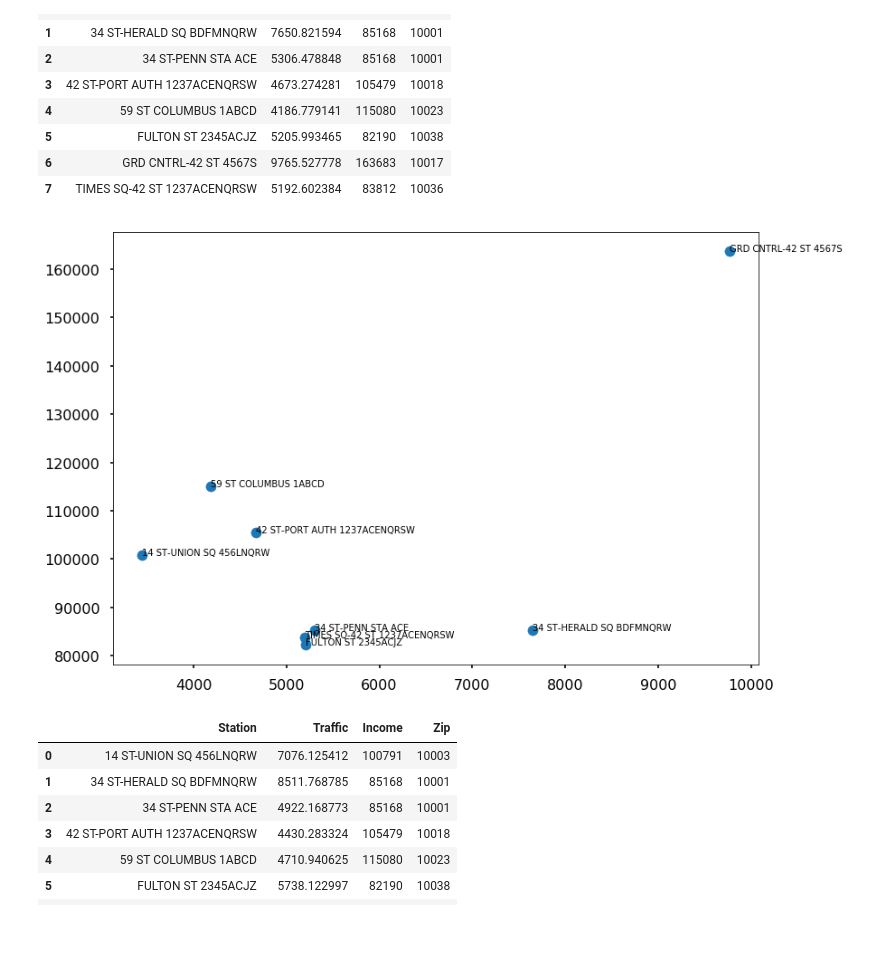
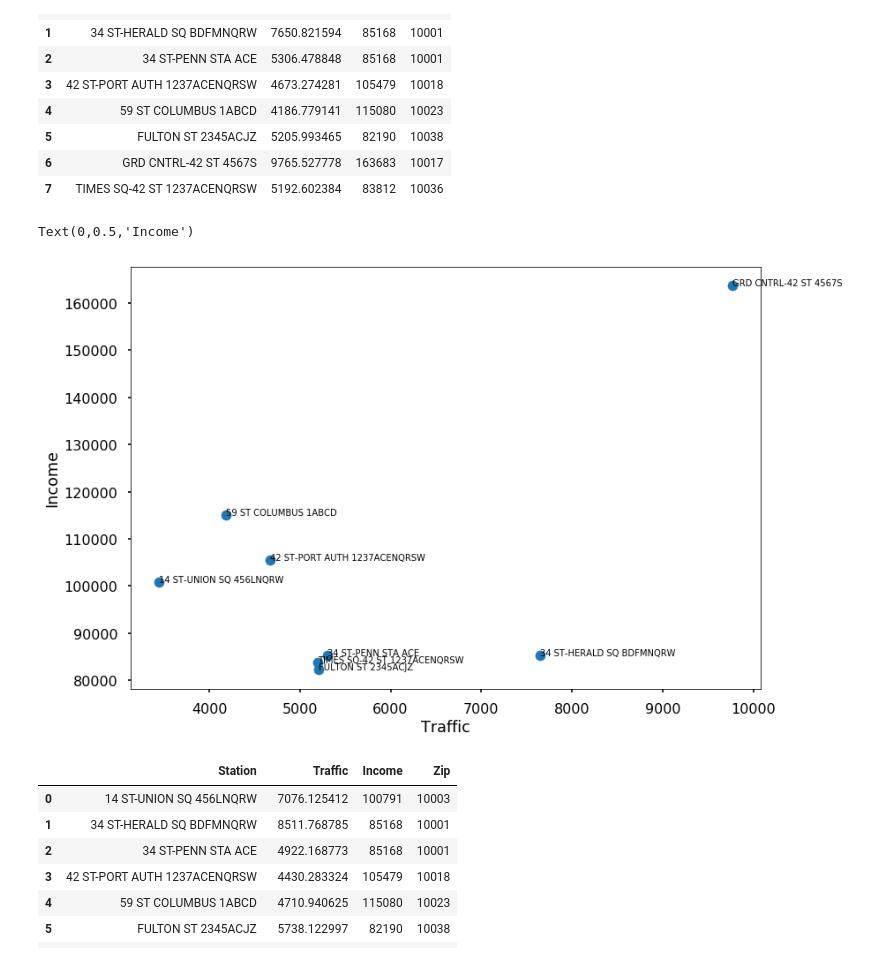
Before and after one commit to adam-ariel/Metis-Project-1----MTA, a Jupyter notebook: project1_wkbk.ipynb, the cells around one changed output. Cells and saved outputs as stored; diff of their text form; code cells hidden in the pictures; blank space fills up the shorter version.

```diff
--- a/project1_wkbk.ipynb
+++ b/project1_wkbk.ipynb
@@ -813,33 +813,35 @@ wkday_morn
 # %%
 # fig, ax = plt.subplots()
 # ax.scatter(wkday_morn['Income'], wkday_morn['Traffic'])
 # # wkday_morn.plot(kind = 'scatter', x = 'Income', y = 'Traffic')
 
 # for i, txt in enumerate(wkday_morn['Station']):
 #     ax.annotate(txt, (wkday_morn[i].Income,wkday_morn[i].Traffic))
 
 
 y = wkday_morn.Income.values.tolist()
 z = wkday_morn.Traffic.values.tolist()
 n = wkday_morn.Station.values.tolist()
 
 fig, ax = plt.subplots()
 ax.scatter(z, y)
 
 for i, txt in enumerate(n):
     ax.annotate(txt, (z[i],y[i]))
-
+ax.set_xlabel('Traffic')
+ax.set_ylabel('Income')
 # from matplotlib import cm
 # cmap = cm.get_cmap('Spectral')
 # wkday_morn.plot('Income', 'Traffic', kind='scatter', ax=ax, s=120, linewidth=0,
 #         c=range(len(wkday_morn)), colormap=cmap)
 
 # for k, v in wkday_morn.iterrows():
 #     ax.annotate(k, v,
 #                 xytext=(10,-5), textcoords='offset points',
 #                 family='sans-serif', fontsize=18, color='darkslategrey')
 # %% [output]
+Text(0,0.5,'Income')
-[figure, old version]
+[figure, new version]
 # %%
 # Weekday Afternoon
 wkday_aft = gd_weekday_afternoon[['topfilter','avg_totals_station','avg_income','zip_code']]
```
Also changed, not shown: parts of 14 cells of this notebook.
